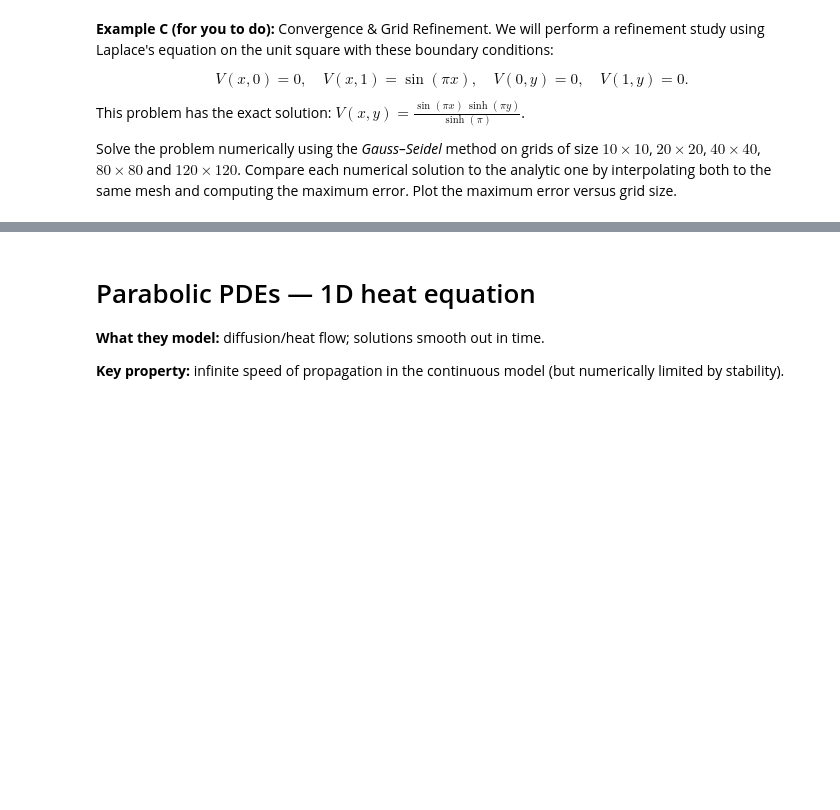
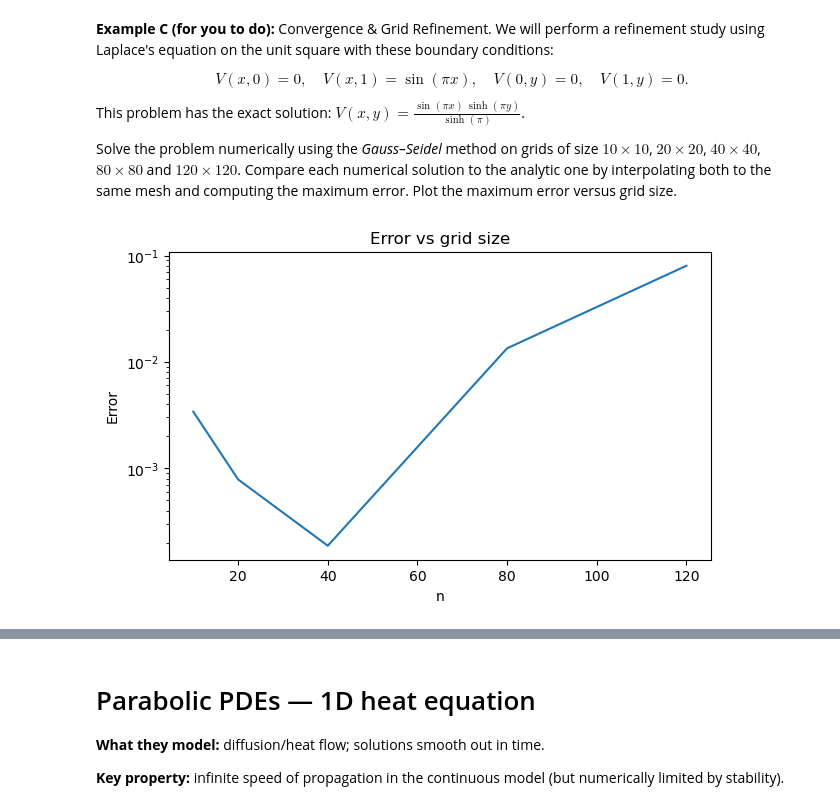
Before and after one commit to AlejandroRG03/computacion_master, a Jupyter notebook: USC-FCA-main/PDEs_notebook.ipynb, the cells around one changed output, grey strips where cells are left out. Cells and saved outputs as stored; diff of their text form; code cells hidden in the pictures; blank space fills up the shorter version.

```diff
--- a/USC-FCA-main/PDEs_notebook.ipynb
+++ b/USC-FCA-main/PDEs_notebook.ipynb
@@ -329,6 +333,35 @@ This problem has the exact solution: $V(x,y) = \frac{\sin(\pi x)\,\sinh(\pi y)}{
 
 
 Solve the problem numerically using the *Gauss–Seidel* method on grids of size $10\times 10$, $20\times 20$, $40\times 40$, $80\times 80$  and $120\times 120$.  Compare each numerical solution to the analytic one by interpolating both to the same mesh and computing the maximum error. Plot the maximum error versus grid size.
+# %%
+ns = [10, 20, 40, 80 , 120]
+
+def V_exact(n):
+
+    x = y = np.linspace(0,1,n) # Discretizamos x e y entre 0 y 1
+    X, Y = np.meshgrid(x,y) # Construimos un tablero
+    V = (np.sin(np.pi*X)*np.sinh(np.pi*Y))/np.sinh(np.pi) # Evaluamos la solución en el tablero
+    return V # Invertimos la matriz en el eje y
+
+error_n = []
+for n in ns:
+
+    V, bc_mask, bc_vals = make_bc(n = n, top=np.sin(np.pi*np.linspace(0,1,n))) # Construimos V con la condición de contorno
+    Vgrb = V.copy()
+    for _ in range(2000):
+        Vgrb = gauss_seidel_step_rb(Vgrb, bc_mask, bc_vals)
+
+    error = np.max(np.abs(Vgrb - V_exact(n)))
+    error_n.append(error)
+
+plt.plot(ns, error_n)
+plt.xlabel('n')
+plt.ylabel('Error')
+plt.title('Error vs grid size')
+plt.semilogy()
+plt.show()
+# %% [output]
+[figure, added]
 # %% [markdown]
 ## Exercises (1)
 
```
Also changed, not shown: parts of 6 cells of this notebook.
